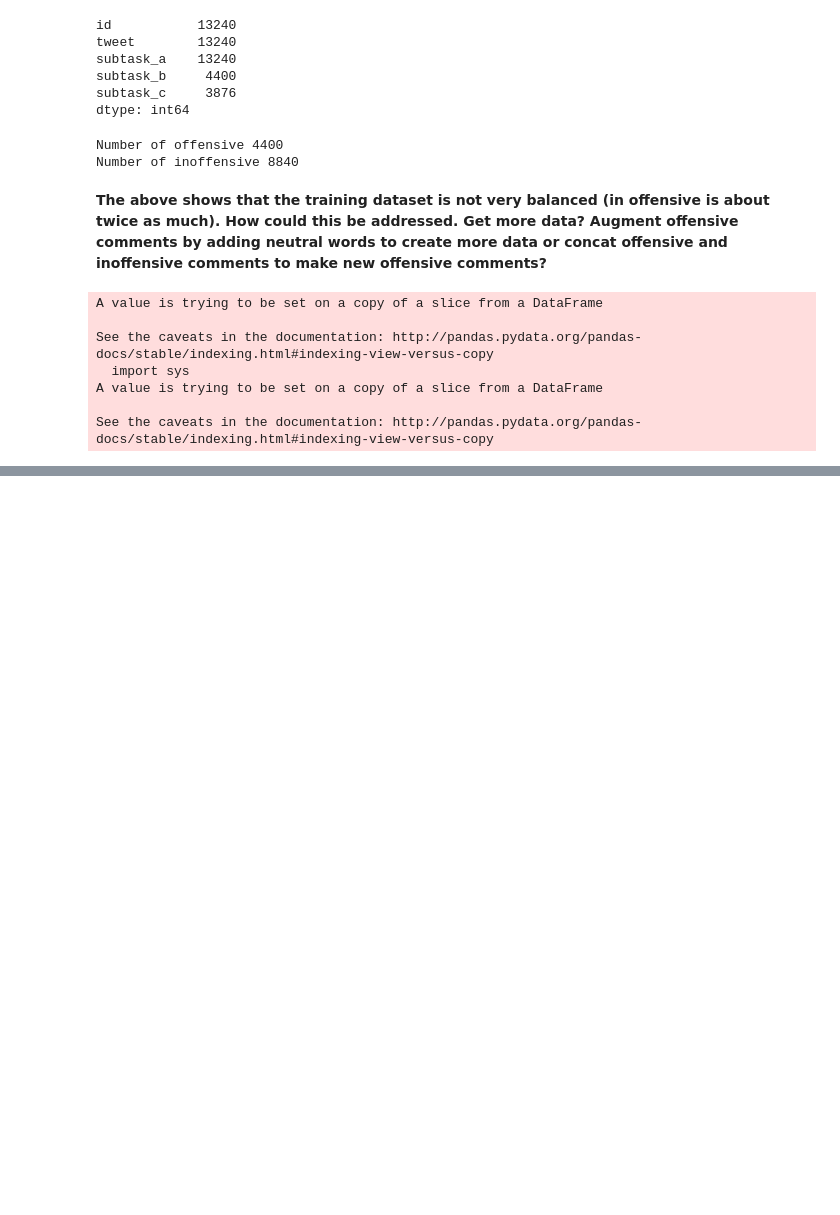
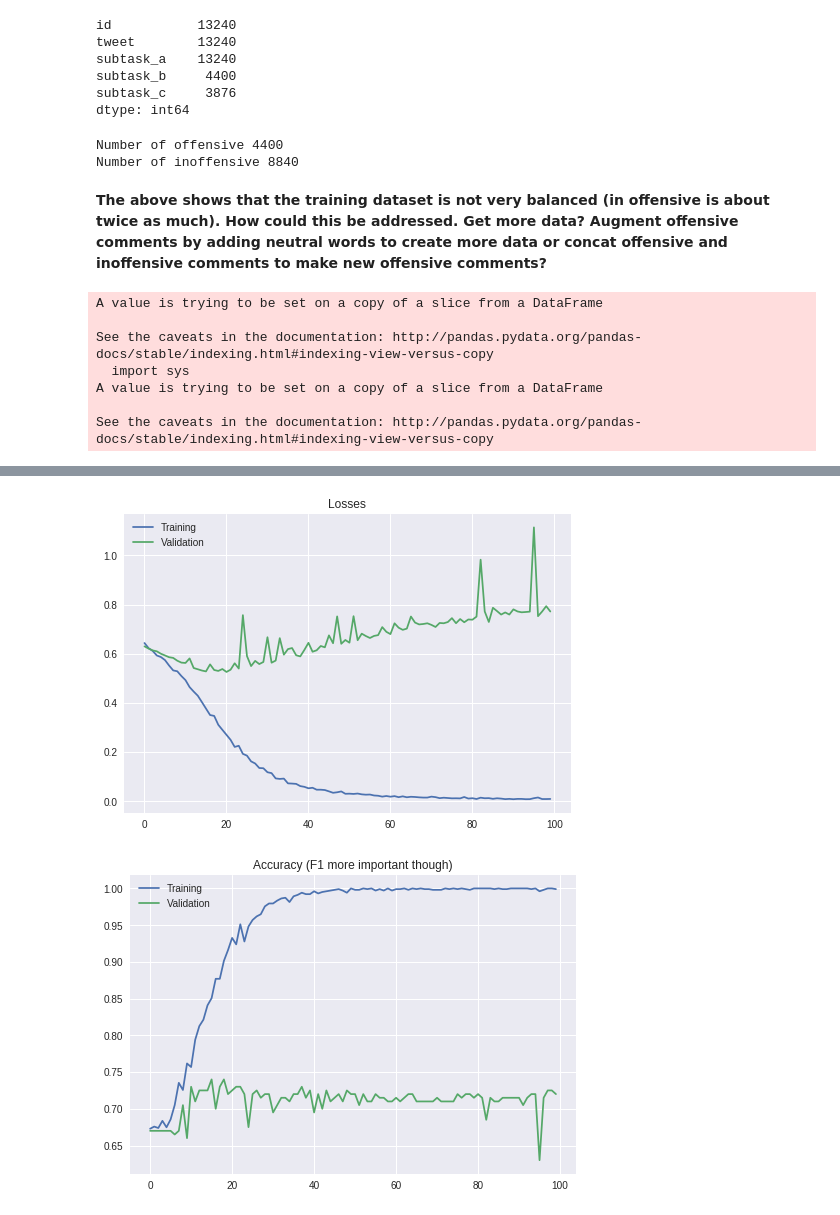
Before and after one commit to adesam146/nlpcw, a Jupyter notebook: NLP_CW.ipynb, the cells around one changed output, grey strips where cells are left out. Cells and saved outputs as stored; diff of their text form; code cells hidden in the pictures; blank space fills up the shorter version.

```diff
--- a/NLP_CW.ipynb
+++ b/NLP_CW.ipynb
@@ -148,14 +157,6 @@ See the caveats in the documentation: http://pandas.pydata.org/pandas-docs/stabl
 A value is trying to be set on a copy of a slice from a DataFrame
 
 See the caveats in the documentation: http://pandas.pydata.org/pandas-docs/stable/indexing.html#indexing-view-versus-copy
-# %%
-indices = np.random.shuffle(list(range(total)))
-
-training_sents = corpus[:training_size]
-training_labels = labels[:training_size]
-
-validation_sents = corpus[training_size:]
-validation_labels = labels[training_size:]
 # %%
 import re
 
@@ -239,2 +274,3 @@ class SimpleClassifier(nn.Module):
 # %%
-data_loader = DataLoader(TensorDataset(training_ids, torch.from_numpy(training_labels)), batch_size=1, shuffle=True)
+BATCH_SIZE = 32
+data_loader = DataLoader(TensorDataset(training_ids, torch.from_numpy(training_labels)), batch_size=BATCH_SIZE, shuffle=True)
@@ -252,6 +277,14 @@ data_loader = DataLoader(TensorDataset(training_ids, torch.from_numpy(training_l
+# %%
+USE_GPU = True
+dtype = torch.long
+
+if USE_GPU and torch.cuda.is_available():
+    device = torch.device('cuda')
+else:
+    device = torch.device('cpu')
 # %%
-NUM_EPOCHS = 10
 model = SimpleClassifier(out_channels=100, window_size=3, dropout=0.5)
 optimizer = optim.SGD(model.parameters(), lr=0.01)
 loss_fn = nn.BCEWithLogitsLoss()
+model = model.to(device)
 # %% [output]
@@ -304,0 +345,23 @@ Got here 1
+# %%
+from matplotlib import pyplot as plt
+
+fig1, ax1 = plt.subplots()
+
+ax1.plot(training_losses, label='Training')
+ax1.plot(validation_losses, label='Validation')
+
+ax1.set_title('Losses')
+ax1.legend()
+
+fig2, ax2 = plt.subplots()
+
+ax2.plot(training_accs, label='Training')
+ax2.plot(validation_accs, label='Validation')
+
+ax2.set_title("Accuracy (F1 more important though)")
+ax2.legend()
+
+plt.show()
+# %% [output]
+[figure, added]
+[figure, added]
```
Also changed, not shown: parts of 12 cells of this notebook.
